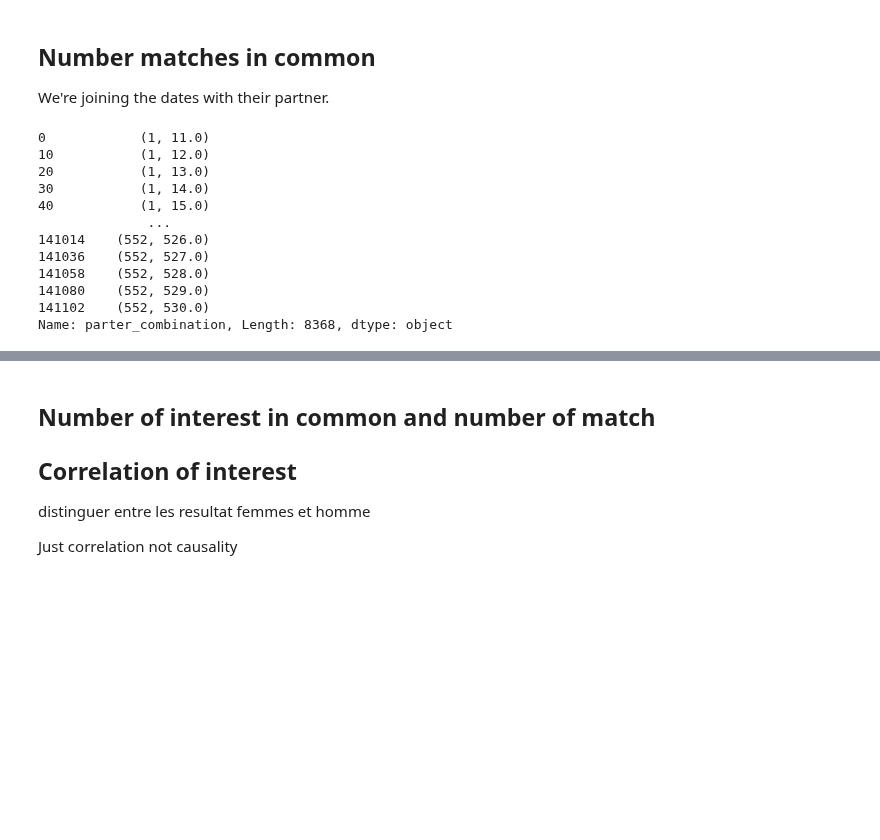
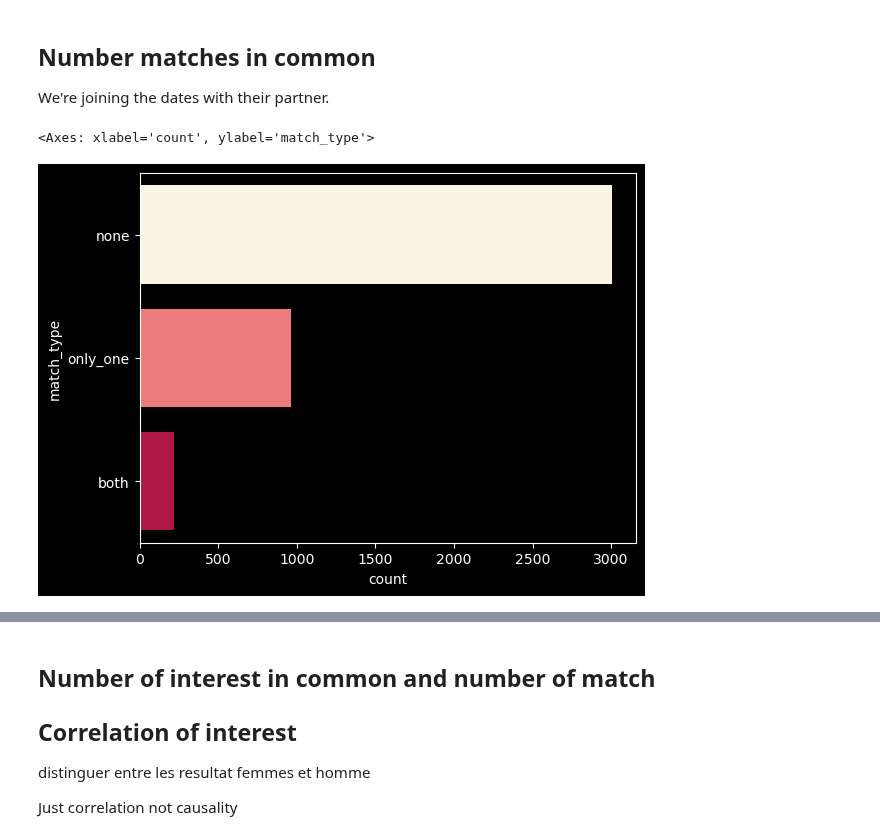
Before and after one commit to TheoGuil/jedha_projects, a Jupyter notebook: SpeedDating/study.ipynb, the cells around one changed output, grey strips where cells are left out. Saved outputs shown, nothing was run; the diff lists cells and outputs as text; code cells hidden in the pictures; blank space fills up the shorter version.

```diff
--- a/SpeedDating/study.ipynb
+++ b/SpeedDating/study.ipynb
@@ -111,20 +112,23 @@ We're joining the dates with their partner.
 # %%
 join_dataset = dataset.merge(dataset, left_on='pid', right_on='iid', how='left', suffixes=("", "_partner"))
 join_dataset = join_dataset.drop_duplicates(subset=['iid', 'pid', 'iid_partner'])
 join_dataset = join_dataset.dropna(subset=["pid"])
 # join_dataset have duplicate date a.b & b.a
-join_dataset["parter_combination"] = list(zip(join_dataset['iid'], join_dataset['pid']))
-join_dataset["parter_combination"]
+join_dataset["parter_combination"] = join_dataset.apply(lambda row: sorted((row['iid'], row['pid'])), axis=1)
+join_dataset = join_dataset.drop_duplicates(subset=['parter_combination'])
+# join_datset has no more duplicates
+
+def match_type(match, partner_match):
+    if (match == partner_match and match == 1):
+        return "both"
+    elif (match == partner_match and match == 0):
+        return "none"
+    else:
+        return "only_one"
+
+join_dataset["match_type"] = join_dataset.apply(lambda row: match_type(row['match'], row['match_partner']), axis=1)
+
+sns.countplot(data=join_dataset, y="match_type", order=['none', 'only_one', 'both'], palette=["#FFF5E0", "#FF6969", "#C70039"])
 # %% [output]
-0            (1, 11.0)
-10           (1, 12.0)
-20           (1, 13.0)
-30           (1, 14.0)
-40           (1, 15.0)
-              ...
-141014    (552, 526.0)
-141036    (552, 527.0)
-141058    (552, 528.0)
-141080    (552, 529.0)
-141102    (552, 530.0)
-Name: parter_combination, Length: 8368, dtype: object
+<Axes: xlabel='count', ylabel='match_type'>
+[figure, added]
```
Also changed, not shown: parts of 7 cells of this notebook.
